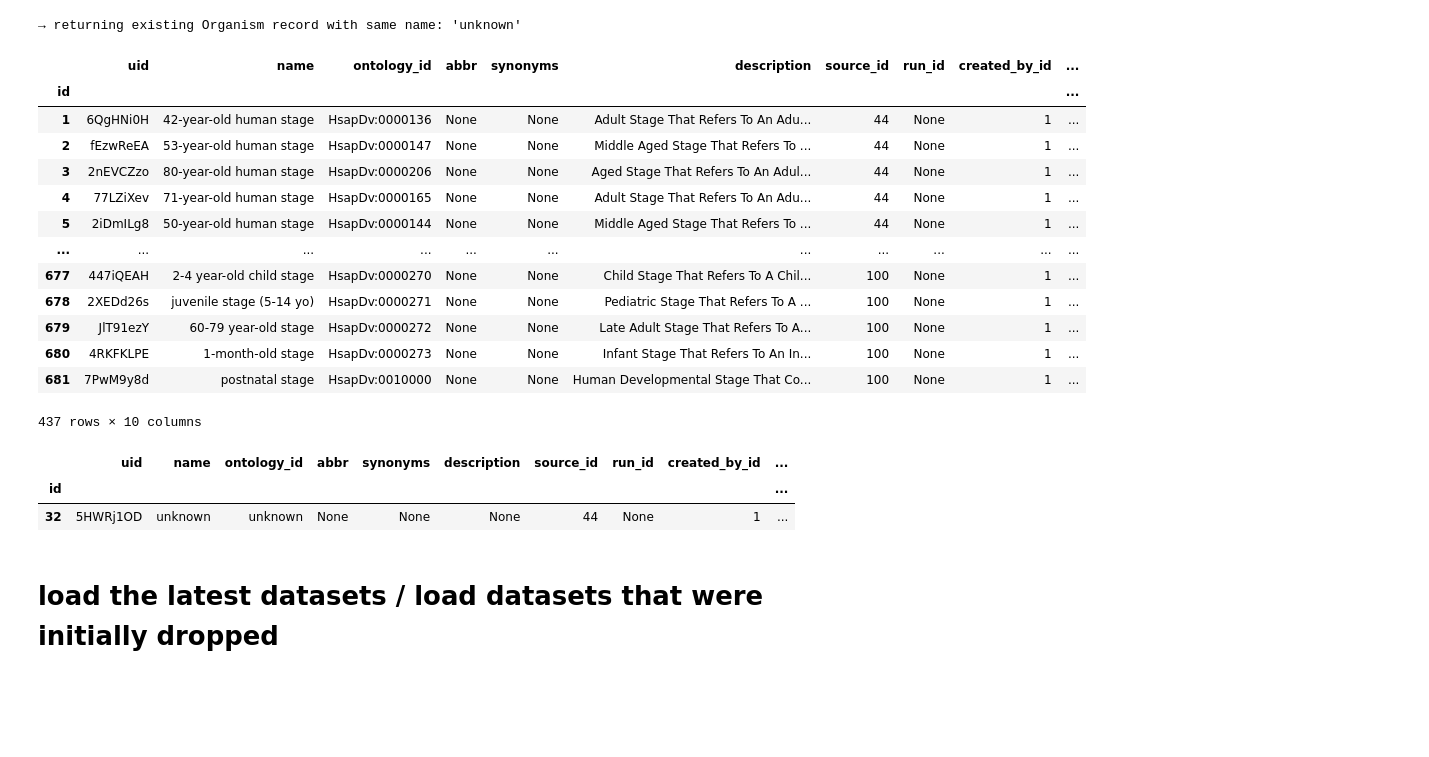
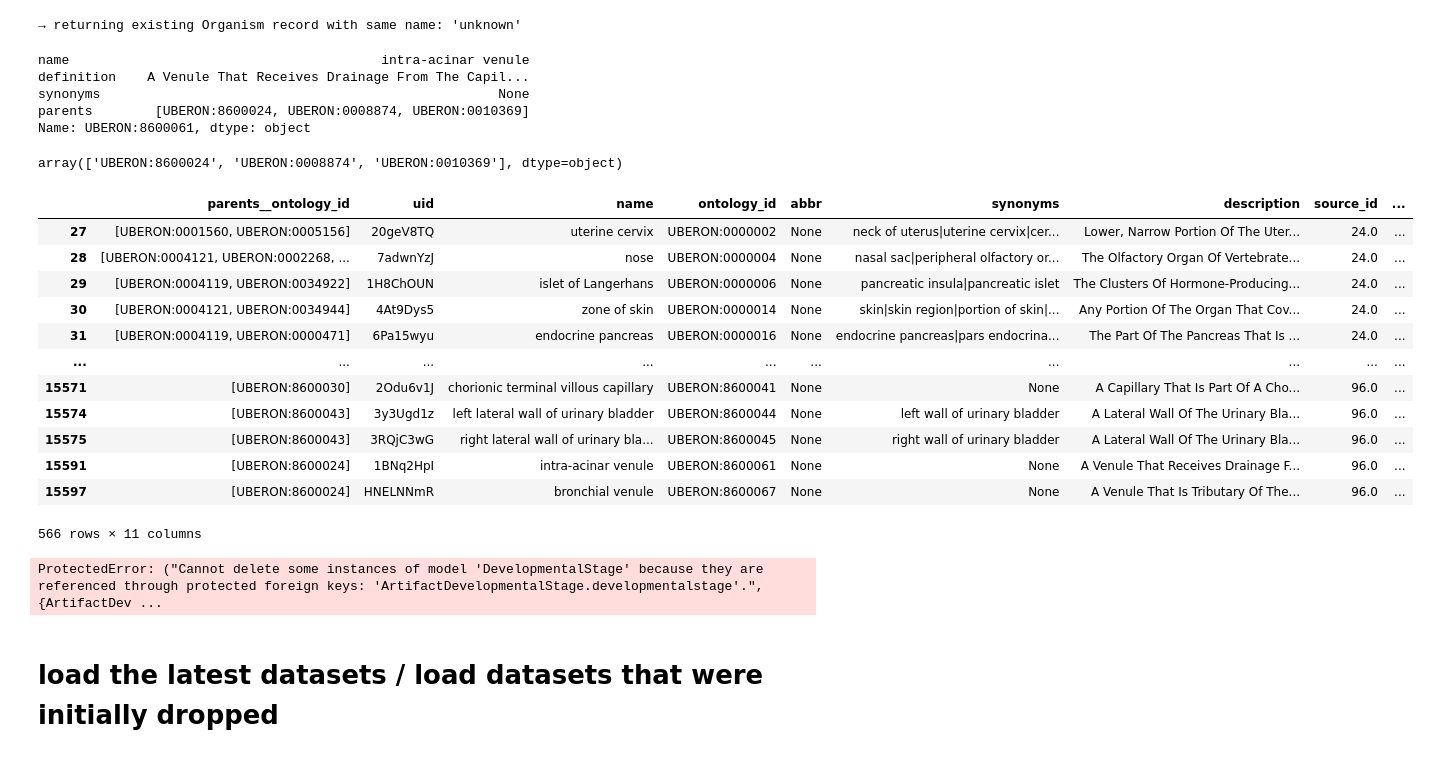
Before and after one commit to jkobject/scPRINT, a Jupyter notebook: notebooks/additional/update_lamin_or_cellxgene.ipynb, the cells around one changed output. Drawn from its saved outputs; the diff is of its cells as text; code cells hidden in the pictures; blank space fills up the shorter version.

```diff
--- a/notebooks/additional/update_lamin_or_cellxgene.ipynb
+++ b/notebooks/additional/update_lamin_or_cellxgene.ipynb
@@ -52,0 +68,8 @@ populate_my_ontology(organisms=["NCBITaxon:9544", "NCBITaxon:9483", "NCBITaxon:1
+# %%
+bt.Tissue.public().df().loc["UBERON:8600061"]
+# %% [output]
+name                                        intra-acinar venule
+definition    A Venule That Receives Drainage From The Capil...
+synonyms                                                   None
+parents        [UBERON:8600024, UBERON:0008874, UBERON:0010369]
+Name: UBERON:8600061, dtype: object
@@ -53,24 +85,20 @@ populate_my_ontology(organisms=["NCBITaxon:9544", "NCBITaxon:9483", "NCBITaxon:1
+# %%
+bt.Tissue.public().df().loc["UBERON:8600061"].parents
+# %% [output]
+array(['UBERON:8600024', 'UBERON:0008874', 'UBERON:0010369'], dtype=object)
 # %%
-bt.DevelopmentalStage.filter().df()
+bt.Tissue.filter().df(include=["parents__ontology_id"])
 # %% [output]
-|  | uid | name | ontology_id | abbr | synonyms | description | source_id | run_id | created_by_id | ... |
-| id |  |  |  |  |  |  |  |  |  | ... |
-| 1 | 6QgHNi0H | 42-year-old human stage | HsapDv:0000136 | None | None | Adult Stage That Refers To An Adu... | 44 | None | 1 | ... |
-| 2 | fEzwReEA | 53-year-old human stage | HsapDv:0000147 | None | None | Middle Aged Stage That Refers To ... | 44 | None | 1 | ... |
-| 3 | 2nEVCZzo | 80-year-old human stage | HsapDv:0000206 | None | None | Aged Stage That Refers To An Adul... | 44 | None | 1 | ... |
-| 4 | 77LZiXev | 71-year-old human stage | HsapDv:0000165 | None | None | Adult Stage That Refers To An Adu... | 44 | None | 1 | ... |
-| 5 | 2iDmILg8 | 50-year-old human stage | HsapDv:0000144 | None | None | Middle Aged Stage That Refers To ... | 44 | None | 1 | ... |
-| ... | ... | ... | ... | ... | ... | ... | ... | ... | ... | ... |
-| 677 | 447iQEAH | 2-4 year-old child stage | HsapDv:0000270 | None | None | Child Stage That Refers To A Chil... | 100 | None | 1 | ... |
-| 678 | 2XEDd26s | juvenile stage (5-14 yo) | HsapDv:0000271 | None | None | Pediatric Stage That Refers To A ... | 100 | None | 1 | ... |
-| 679 | JlT91ezY | 60-79 year-old stage | HsapDv:0000272 | None | None | Late Adult Stage That Refers To A... | 100 | None | 1 | ... |
-| 680 | 4RKFKLPE | 1-month-old stage | HsapDv:0000273 | None | None | Infant Stage That Refers To An In... | 100 | None | 1 | ... |
-| 681 | 7PwM9y8d | postnatal stage | HsapDv:0010000 | None | None | Human Developmental Stage That Co... | 100 | None | 1 | ... |
+|  | parents__ontology_id | uid | name | ontology_id | abbr | synonyms | description | source_id | ... |
+| 27 | [UBERON:0001560, UBERON:0005156] | 20geV8TQ | uterine cervix | UBERON:0000002 | None | neck of uterus|uterine cervix|cer... | Lower, Narrow Portion Of The Uter... | 24.0 | ... |
+| 28 | [UBERON:0004121, UBERON:0002268, ... | 7adwnYzJ | nose | UBERON:0000004 | None | nasal sac|peripheral olfactory or... | The Olfactory Organ Of Vertebrate... | 24.0 | ... |
+| 29 | [UBERON:0004119, UBERON:0034922] | 1H8ChOUN | islet of Langerhans | UBERON:0000006 | None | pancreatic insula|pancreatic islet | The Clusters Of Hormone-Producing... | 24.0 | ... |
+| 30 | [UBERON:0004121, UBERON:0034944] | 4At9Dys5 | zone of skin | UBERON:0000014 | None | skin|skin region|portion of skin|... | Any Portion Of The Organ That Cov... | 24.0 | ... |
+| 31 | [UBERON:0004119, UBERON:0000471] | 6Pa15wyu | endocrine pancreas | UBERON:0000016 | None | endocrine pancreas|pars endocrina... | The Part Of The Pancreas That Is ... | 24.0 | ... |
+| ... | ... | ... | ... | ... | ... | ... | ... | ... | ... |
+| 15571 | [UBERON:8600030] | 2Odu6v1J | chorionic terminal villous capillary | UBERON:8600041 | None | None | A Capillary That Is Part Of A Cho... | 96.0 | ... |
+| 15574 | [UBERON:8600043] | 3y3Ugd1z | left lateral wall of urinary bladder | UBERON:8600044 | None | left wall of urinary bladder | A Lateral Wall Of The Urinary Bla... | 96.0 | ... |
+| 15575 | [UBERON:8600043] | 3RQjC3wG | right lateral wall of urinary bla... | UBERON:8600045 | None | right wall of urinary bladder | A Lateral Wall Of The Urinary Bla... | 96.0 | ... |
+| 15591 | [UBERON:8600024] | 1BNq2HpI | intra-acinar venule | UBERON:8600061 | None | None | A Venule That Receives Drainage F... | 96.0 | ... |
+| 15597 | [UBERON:8600024] | HNELNNmR | bronchial venule | UBERON:8600067 | None | None | A Venule That Is Tributary Of The... | 96.0 | ... |
-437 rows × 10 columns
+566 rows × 11 columns
-# %%
-df = bt.DevelopmentalStage.filter().df()
-df[df.name=="unknown"]
-# %% [output]
-|  | uid | name | ontology_id | abbr | synonyms | description | source_id | run_id | created_by_id | ... |
-| id |  |  |  |  |  |  |  |  |  | ... |
-| 32 | 5HWRj1OD | unknown | unknown | None | None | None | 44 | None | 1 | ... |
@@ -79,2 +105,6 @@ bt.DevelopmentalStage.filter(id=355).delete()
+# %%
+[i.delete() for i in bt.DevelopmentalStage.filter()]
+# %% [output]
+ProtectedError: ("Cannot delete some instances of model 'DevelopmentalStage' because they are referenced through protected foreign keys: 'ArtifactDevelopmentalStage.developmentalstage'.", {ArtifactDev ...
 # %% [markdown]
 # load the latest datasets / load datasets that were initially dropped
```
Also changed, not shown: parts of 14 cells of this notebook, 40 other files.
